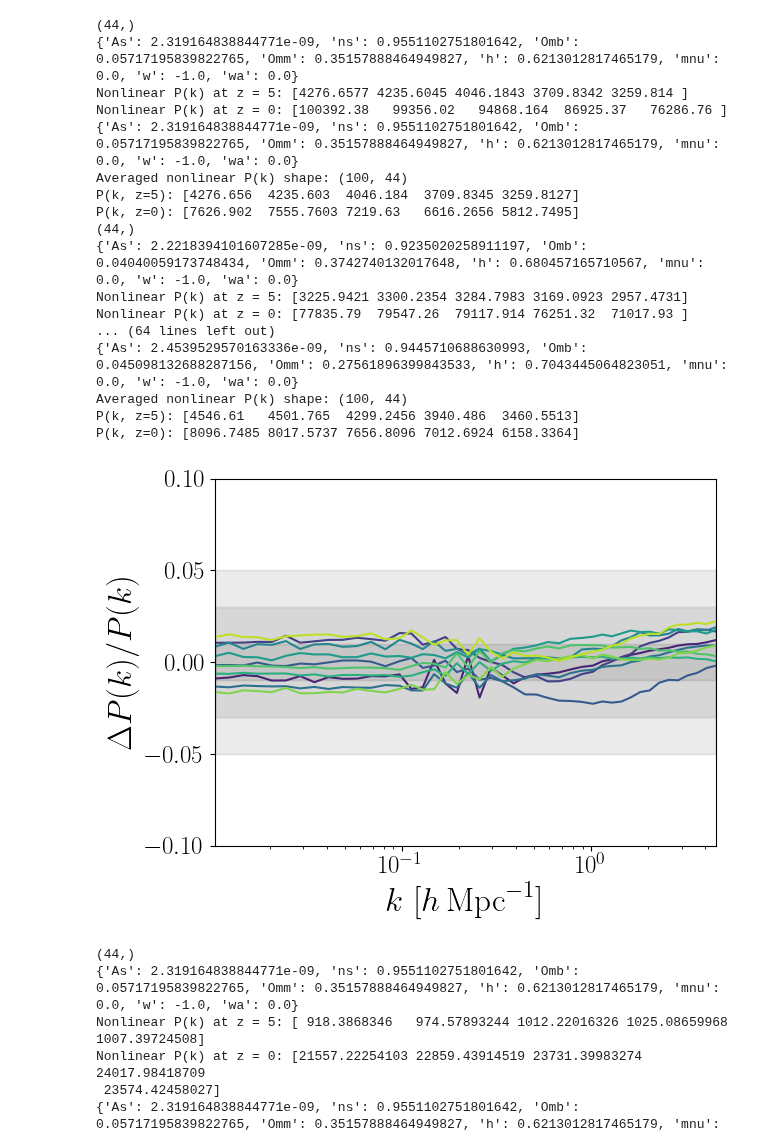
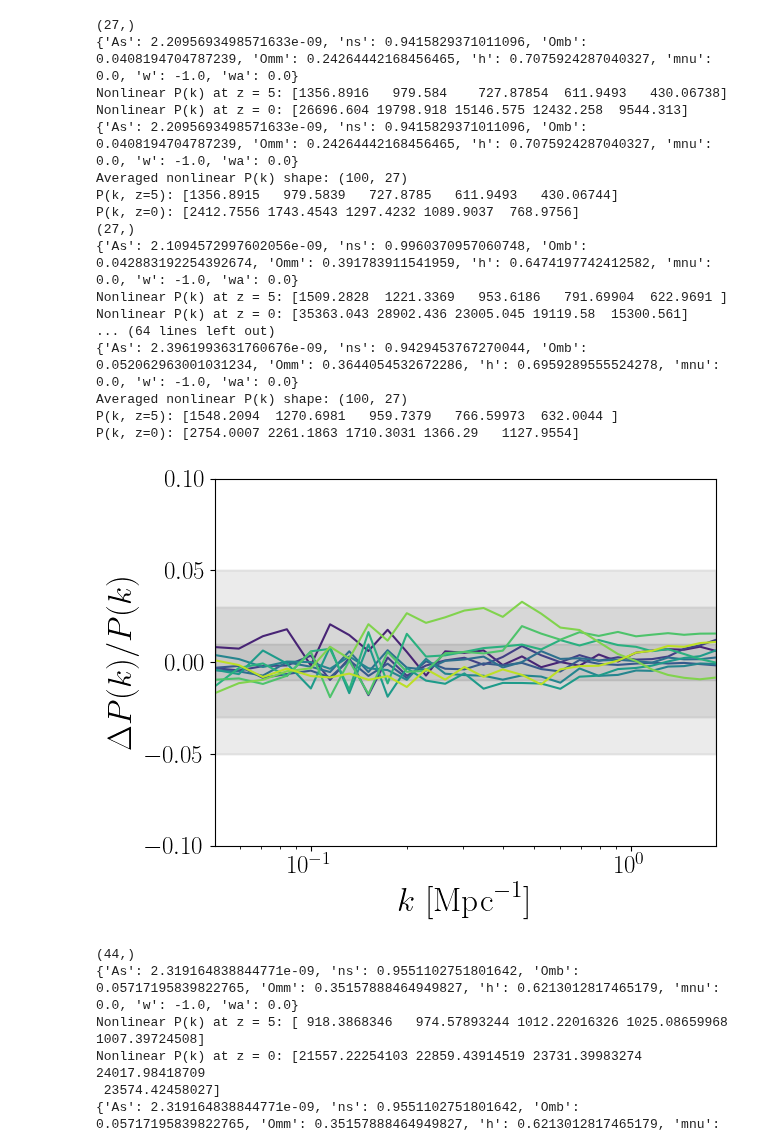
Before and after one commit to pltaylor16/odd_emu, a Jupyter notebook: new_approach_2/results.ipynb, the cells around one changed output. Drawn from its saved outputs; the diff is of its cells as text; code cells hidden in the pictures.

```diff
--- a/new_approach_2/results.ipynb
+++ b/new_approach_2/results.ipynb
@@ -13,9 +13,9 @@ for seed in [42]:
 
     # --- Load k-grid ---
     k_full = emulator.modes.astype(np.float32)
-    k_idx = np.where((k_full > 1e-2) & (k_full < 4.9))[0][::6]
+    k_idx = np.where((k_full > 5e-2) & (k_full < 2.))[0][::6]
     k = k_full[k_idx]
-    print (np.shape(k_idx))
+
 
 
     # --- Random cosmology ---
@@ -30,6 +30,9 @@ for seed in [42]:
     mnu = 0.0
     w = -1.0
     wa = 0.0
+
+    k_h_units = k / h
+
 
     cosmo_dict = {
         'As': As, 'ns': ns, 'Omb': Omb, 'Omm': Omm, 'h': h,
@@ -48,7 +51,7 @@ for seed in [42]:
     def get_nonlinear_pk(z):
         inp = np.array([omega_b, omega_cdm, h, ns, ln_10_A_s, z], dtype=np.float32)
         pk_lin = emulator.predict(inp)[k_idx]
-        _, boost = ee2.get_boost(cosmo_dict, np.array([z]), k)
+        _, boost = ee2.get_boost(cosmo_dict, np.array([z]), k_h_units)
         pk_nl = pk_lin * boost[0]
         return pk_nl
 
@@ -73,7 +76,7 @@ for seed in [42]:
     # --- Load k and emulator ---
     emulator = CosmoPowerJAX(probe="mpk_lin")
     k_full = emulator.modes.astype(np.float32)
-    k_idx = np.where((k_full > 1e-2) & (k_full < 4.9))[0][::6]
+    k_idx = np.where((k_full > 5e-2) & (k_full < 2.))[0][::6]
     k = k_full[k_idx]
     k_shp = np.shape(k_idx)[0]
 
@@ -95,7 +98,7 @@ for seed in [42]:
     def get_nl_logpk(z):
         inp = np.array([omega_b, omega_cdm, h, ns, ln_10_A_s, z], dtype=np.float32)
         pk_lin = emulator.predict(inp)[k_idx]
-        _, boost = ee2.get_boost(cosmo_dict, np.array([z]), k)
+        _, boost = ee2.get_boost(cosmo_dict, np.array([z]), k_h_units)
         pk_nl = pk_lin * boost[0]
         return jnp.log(pk_nl.astype(jnp.float32))
 
@@ -223,8 +226,8 @@ for seed in [42]:
     })
     plt.xscale('log')
     plt.yscale('log')
-    plt.xlabel(r"$k\ [h\,\mathrm{Mpc}^{-1}]$")
-    plt.ylabel(r"$P(k)\ [h^{-3}\,\mathrm{Mpc}^3]$")
+    plt.xlabel(r"$k\ [\mathrm{Mpc}^{-1}]$")
+    plt.ylabel(r"$P(k)\ [\mathrm{Mpc}^3]$")
     plt.xlim(k.min(), k.max())
     #plt.ylim(5e1, 3e5)
 
@@ -275,14 +277,14 @@ rcParams.update({
 })
 
 for j in range(10):
-    seed = j + 42  # Ensure different seeds for each run
+    seed = j  # Ensure different seeds for each run
 
     # --- Initialize emulator ---
     emulator = CosmoPowerJAX(probe="mpk_lin")
 
     # --- Load k-grid ---
     k_full = emulator.modes.astype(np.float32)
-    k_idx = np.where((k_full > 1e-2) & (k_full < 4.9))[0][::6]
+    k_idx = np.where((k_full > 5e-2) & (k_full < 2.))[0][::6]
     k = k_full[k_idx]
     print (np.shape(k_idx))
 
@@ -299,6 +301,8 @@ for j in range(10):
     mnu = 0.0
     w = -1.0
     wa = 0.0
+
+    k_h_units = k / h
 
     cosmo_dict = {
         'As': As, 'ns': ns, 'Omb': Omb, 'Omm': Omm, 'h': h,
@@ -317,7 +321,7 @@ for j in range(10):
     def get_nonlinear_pk(z):
         inp = np.array([omega_b, omega_cdm, h, ns, ln_10_A_s, z], dtype=np.float32)
         pk_lin = emulator.predict(inp)[k_idx]
-        _, boost = ee2.get_boost(cosmo_dict, np.array([z]), k)
+        _, boost = ee2.get_boost(cosmo_dict, np.array([z]), k_h_units)
         pk_nl = pk_lin * boost[0]
         return pk_nl
 
@@ -342,7 +346,7 @@ for j in range(10):
     # --- Load k and emulator ---
     emulator = CosmoPowerJAX(probe="mpk_lin")
     k_full = emulator.modes.astype(np.float32)
-    k_idx = np.where((k_full > 1e-2) & (k_full < 4.9))[0][::6]
+    k_idx = np.where((k_full > 5e-2) & (k_full < 2.))[0][::6]
     k = k_full[k_idx]
     k_shp = np.shape(k_idx)[0]
 
@@ -364,7 +368,7 @@ for j in range(10):
     def get_nl_logpk(z):
         inp = np.array([omega_b, omega_cdm, h, ns, ln_10_A_s, z], dtype=np.float32)
         pk_lin = emulator.predict(inp)[k_idx]
-        _, boost = ee2.get_boost(cosmo_dict, np.array([z]), k)
+        _, boost = ee2.get_boost(cosmo_dict, np.array([z]), k_h_units)
         pk_nl = pk_lin * boost[0]
         return jnp.log(pk_nl.astype(jnp.float32))
 
@@ -450,49 +454,49 @@ for j in range(10):
 
     # --- Average prediction over models ---
     pk_mean = jnp.mean(jnp.stack(all_pk), axis=0)
 
     print(f"Averaged nonlinear P(k) shape: {pk_mean.shape}")
     print(f"P(k, z=5): {pk_mean[0, :5]}")
     print(f"P(k, z=0): {pk_mean[30, :5]}")
 
     colors = plt.cm.viridis(np.linspace(0.1, 0.9, 10))
 
     residual = (pk_mean[-1] - pk_nl_z0) / pk_nl_z0
     plt.plot(k, residual, color = colors[j])
     plt.xscale('log')
-    plt.xlabel(r"$k\ [h\,\mathrm{Mpc}^{-1}]$")
+    plt.xlabel(r"$k\ [\mathrm{Mpc}^{-1}]$")
     plt.ylabel(r"$\Delta P(k) / P(k)$")
 
     #plt.axhspan(-0.02, 0.02, color='gray', alpha=0.3, zorder=0)
     plt.axhspan(-0.05, 0.05, color='gray', alpha=0.01, zorder=0)
     plt.axhspan(-0.03, 0.03, color='gray', alpha=0.01, zorder=0)
     plt.axhspan(-0.01, 0.01, color='gray', alpha=0.02, zorder=0)
     #plt.axhspan(-0.01, 0.01, color='gray', alpha=0.3, zorder=0)
 
 
     # --- Set shared x-limits ---
     plt.xlim(k.min(), k.max())
     plt.ylim(-0.1,0.1)
 
 plt.tight_layout()
 plt.savefig('plots/error.pdf')
 # %% [output]
-(44,)
-{'As': 2.319164838844771e-09, 'ns': 0.9551102751801642, 'Omb': 0.05717195839822765, 'Omm': 0.35157888464949827, 'h': 0.6213012817465179, 'mnu': 0.0, 'w': -1.0, 'wa': 0.0}
-Nonlinear P(k) at z = 5: [4276.6577 4235.6045 4046.1843 3709.8342 3259.814 ]
-Nonlinear P(k) at z = 0: [100392.38   99356.02   94868.164  86925.37   76286.76 ]
-{'As': 2.319164838844771e-09, 'ns': 0.9551102751801642, 'Omb': 0.05717195839822765, 'Omm': 0.35157888464949827, 'h': 0.6213012817465179, 'mnu': 0.0, 'w': -1.0, 'wa': 0.0}
-Averaged nonlinear P(k) shape: (100, 44)
-P(k, z=5): [4276.656  4235.603  4046.184  3709.8345 3259.8127]
-P(k, z=0): [7626.902  7555.7603 7219.63   6616.2656 5812.7495]
-(44,)
-{'As': 2.2218394101607285e-09, 'ns': 0.9235020258911197, 'Omb': 0.04040059173748434, 'Omm': 0.3742740132017648, 'h': 0.680457165710567, 'mnu': 0.0, 'w': -1.0, 'wa': 0.0}
-Nonlinear P(k) at z = 5: [3225.9421 3300.2354 3284.7983 3169.0923 2957.4731]
-Nonlinear P(k) at z = 0: [77835.79  79547.26  79117.914 76251.32  71017.93 ]
+(27,)
+{'As': 2.2095693498571633e-09, 'ns': 0.9415829371011096, 'Omb': 0.0408194704787239, 'Omm': 0.24264442168456465, 'h': 0.7075924287040327, 'mnu': 0.0, 'w': -1.0, 'wa': 0.0}
+Nonlinear P(k) at z = 5: [1356.8916   979.584    727.87854  611.9493   430.06738]
+Nonlinear P(k) at z = 0: [26696.604 19798.918 15146.575 12432.258  9544.313]
+{'As': 2.2095693498571633e-09, 'ns': 0.9415829371011096, 'Omb': 0.0408194704787239, 'Omm': 0.24264442168456465, 'h': 0.7075924287040327, 'mnu': 0.0, 'w': -1.0, 'wa': 0.0}
+Averaged nonlinear P(k) shape: (100, 27)
+P(k, z=5): [1356.8915   979.5839   727.8785   611.9493   430.06744]
+P(k, z=0): [2412.7556 1743.4543 1297.4232 1089.9037  768.9756]
+(27,)
+{'As': 2.1094572997602056e-09, 'ns': 0.9960370957060748, 'Omb': 0.042883192254392674, 'Omm': 0.391783911541959, 'h': 0.6474197742412582, 'mnu': 0.0, 'w': -1.0, 'wa': 0.0}
+Nonlinear P(k) at z = 5: [1509.2828  1221.3369   953.6186   791.69904  622.9691 ]
+Nonlinear P(k) at z = 0: [35363.043 28902.436 23005.045 19119.58  15300.561]
 ... (64 lines left out)
-{'As': 2.4539529570163336e-09, 'ns': 0.9445710688630993, 'Omb': 0.045098132688287156, 'Omm': 0.27561896399843533, 'h': 0.7043445064823051, 'mnu': 0.0, 'w': -1.0, 'wa': 0.0}
-Averaged nonlinear P(k) shape: (100, 44)
-P(k, z=5): [4546.61   4501.765  4299.2456 3940.486  3460.5513]
-P(k, z=0): [8096.7485 8017.5737 7656.8096 7012.6924 6158.3364]
+{'As': 2.3961993631760676e-09, 'ns': 0.9429453767270044, 'Omb': 0.052062963001031234, 'Omm': 0.3644054532672286, 'h': 0.6959289555524278, 'mnu': 0.0, 'w': -1.0, 'wa': 0.0}
+Averaged nonlinear P(k) shape: (100, 27)
+P(k, z=5): [1548.2094  1270.6981   959.7379   766.59973  632.0044 ]
+P(k, z=0): [2754.0007 2261.1863 1710.3031 1366.29   1127.9554]
-[figure, old version]
+[figure, new version]
 # %%
```
Also changed, not shown: parts of 2 cells of this notebook.
